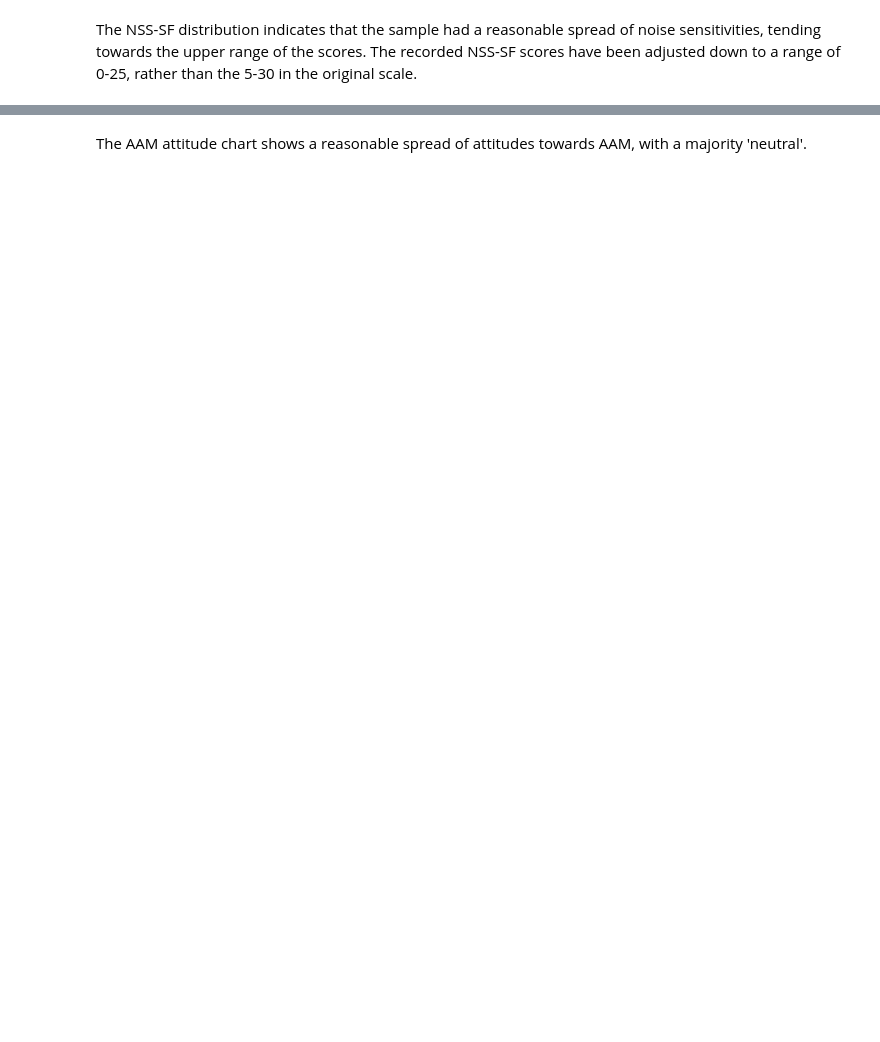
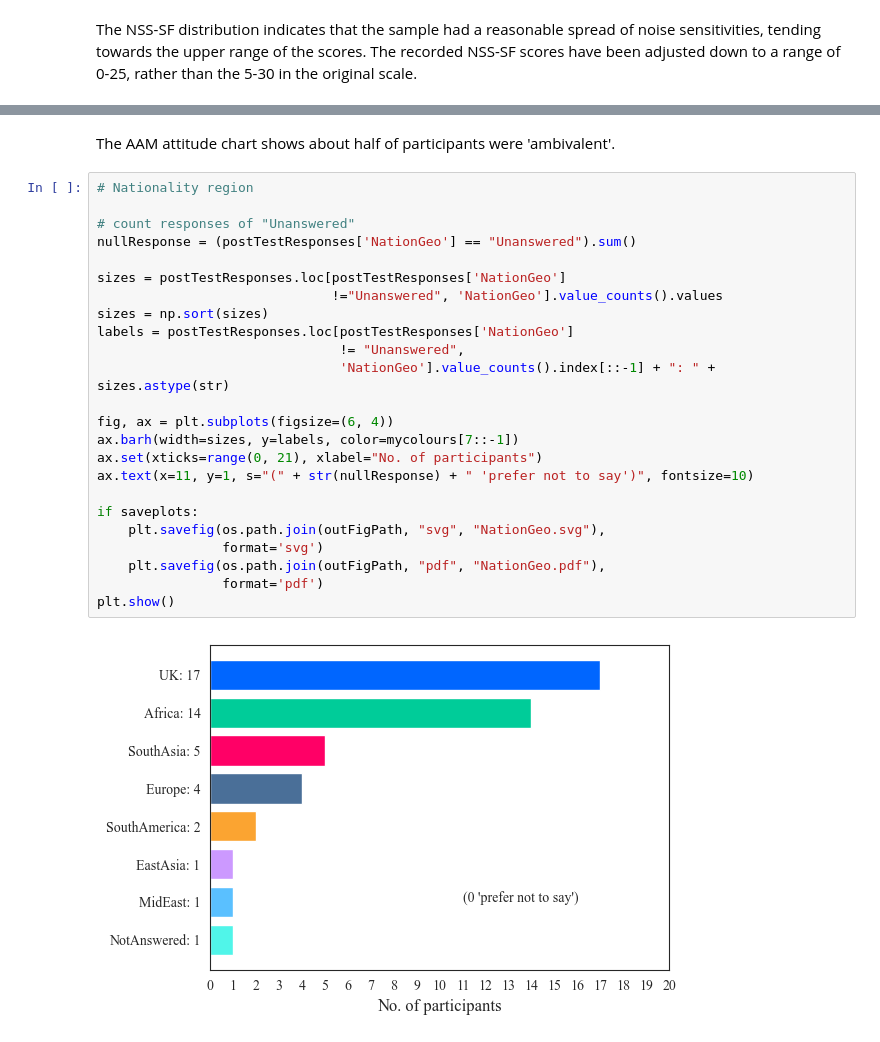
Before and after one commit to acoustics-code-salford/refmap-psychoacoustics, a Jupyter notebook: src/refmap_psychoacoustics/notebooks/refmap_listest2_analysis_sample_outliers+start_dabest.ipynb, the cells around one changed output, grey strips where cells are left out. Cells and saved outputs as stored; diff of their text form; blank space fills up the shorter version.

```diff
--- a/src/refmap_psychoacoustics/notebooks/refmap_listest2_analysis_sample_outliers+start_dabest.ipynb
+++ b/src/refmap_psychoacoustics/notebooks/refmap_listest2_analysis_sample_outliers+start_dabest.ipynb
@@ -923,2 +961,28 @@ plt.show()
 # %% [markdown]
-The AAM attitude chart shows a reasonable spread of attitudes towards AAM, with a majority 'neutral'.
+The AAM attitude chart shows about half of participants were 'ambivalent'.
+# %%
+# Nationality region
+
+# count responses of "Unanswered"
+nullResponse = (postTestResponses['NationGeo'] == "Unanswered").sum()
+
+sizes = postTestResponses.loc[postTestResponses['NationGeo']
+                              !="Unanswered", 'NationGeo'].value_counts().values
+sizes = np.sort(sizes)
+labels = postTestResponses.loc[postTestResponses['NationGeo']
+                               != "Unanswered",
+                               'NationGeo'].value_counts().index[::-1] + ": " +  sizes.astype(str)
+
+fig, ax = plt.subplots(figsize=(6, 4))
+ax.barh(width=sizes, y=labels, color=mycolours[7::-1])
+ax.set(xticks=range(0, 21), xlabel="No. of participants")
+ax.text(x=11, y=1, s="(" + str(nullResponse) + " 'prefer not to say')", fontsize=10)
+
+if saveplots:
+    plt.savefig(os.path.join(outFigPath, "svg", "NationGeo.svg"),
+                format='svg')
+    plt.savefig(os.path.join(outFigPath, "pdf", "NationGeo.pdf"),
+                format='pdf')
+plt.show()
+# %% [output]
+[figure, added]
```
Also changed, not shown: parts of 23 cells of this notebook, 4 other files.
